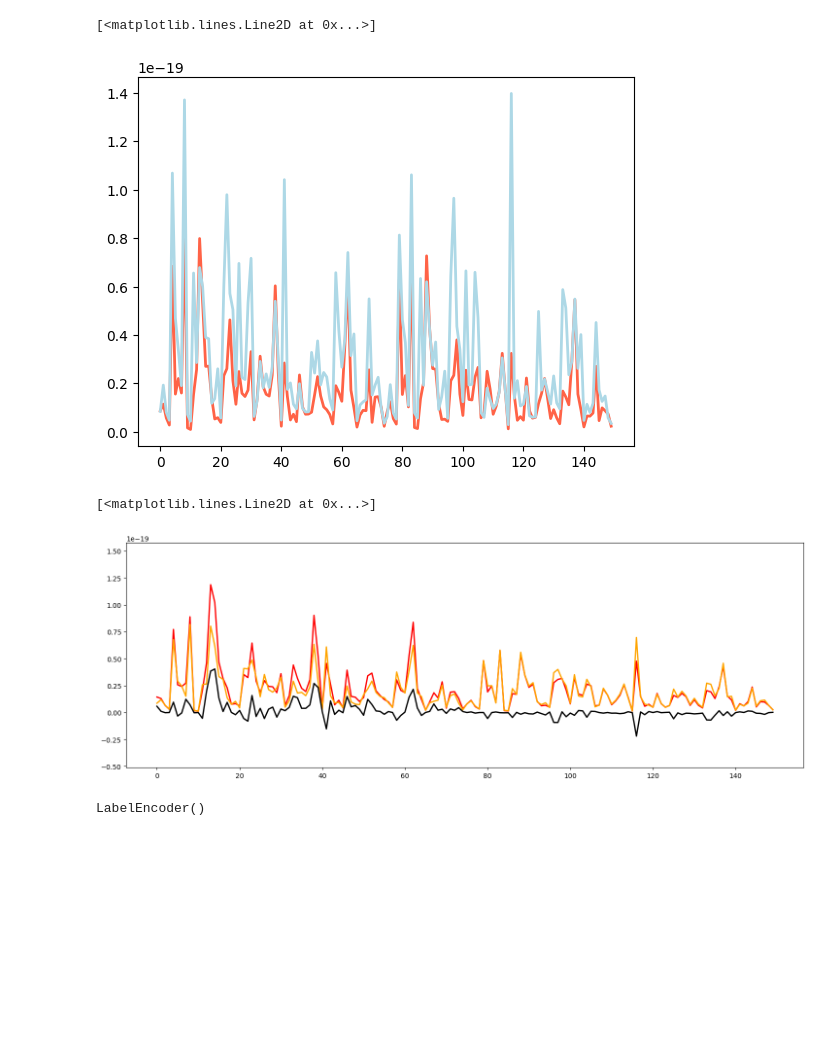
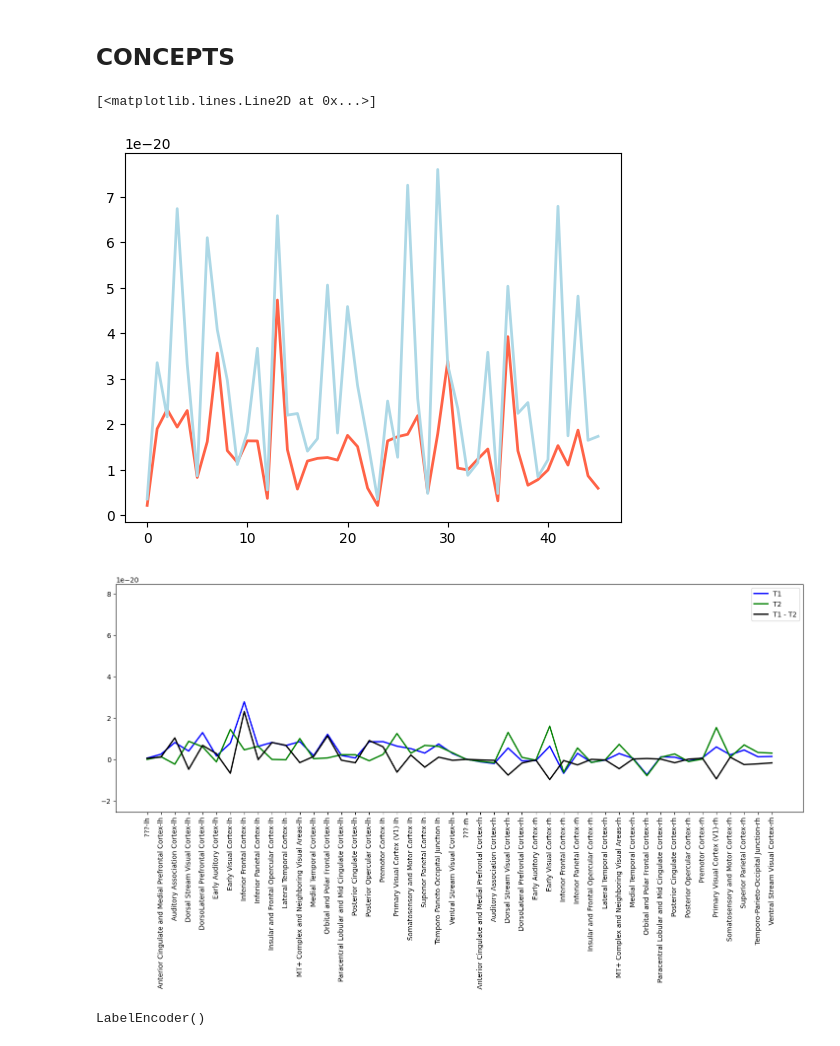
Before and after one commit to gjoelbye/TCAV-BENDR, a Jupyter notebook: notebooks/creating_concepts.ipynb, the cells around one changed output. Drawn from its saved outputs; the diff is of its cells as text; code cells hidden in the pictures; blank space fills up the shorter version.

Commit message:
creating concepts

```diff
--- a/notebooks/creating_concepts.ipynb
+++ b/notebooks/creating_concepts.ipynb
@@ -29,11 +60,13 @@ def load_mmidb_data_dict(DATA_PATH, PARCELLATION, SNR):
     return data_dict
 # %%
 SNR = 100.0
-PARCELLATION = 'aparc.a2009s'
-#PARCELLATION = 'HCPMMP1_combined'
+#PARCELLATION = 'aparc.a2009s'
+PARCELLATION = 'HCPMMP1_combined'
 DATA_PATH = '/home/williamtheodor/Documents/DL for EEG Classification/data/'
 
 data_dict = load_mmidb_data_dict(DATA_PATH, PARCELLATION, SNR)
+# %% [markdown]
+## CONCEPTS
 # %%
 band = 'Alpha'
 
@@ -60,31 +93,36 @@ plt.plot(baseline_open, c=open_color, linewidth=2.0)
 plt.plot(baseline_closed, c=closed_color, linewidth=2.0)
 # %% [output]
 [<matplotlib.lines.Line2D at 0x...>]
-[figure, old version]
+[figure, new version]
 # %%
 fig, ax = plt.subplots(1, 1, figsize=(18, 6))
 
 alpha = 0.0
 lw_thick = 2
 for i in range(7):
     activity_T1 = data_dict['Alpha'][patient][patient+run]['T1'][i]
     activity_T2 = data_dict['Alpha'][patient][patient+run]['T2'][i]
     ax.plot(activity_T1, c='r', alpha=alpha)
     ax.plot(activity_T2, c='orange', alpha=alpha)
     ax.plot(activity_T1 - baseline_open, c='b', alpha=alpha)
     ax.plot(activity_T2 - baseline_open, c='g', alpha=alpha)
 
 #ax.plot(baseline_open, c='k', linewidth=lw_thick)
 mean_T1 = np.mean(data_dict['Alpha'][patient][patient+run]['T1'], axis=0)
 mean_T2 = np.mean(data_dict['Alpha'][patient][patient+run]['T2'], axis=0)
-ax.plot(mean_T1, c='r', linewidth=lw_thick)
-ax.plot(mean_T2, c='orange', linewidth=lw_thick)
-#ax.plot(mean_T1 - baseline_open, c='b', linewidth=lw_thick)
-#ax.plot(mean_T2 - baseline_open, c='g', linewidth=lw_thick)
-ax.plot(mean_T1 - mean_T2, c='k', linewidth=lw_thick)
+#ax.plot(mean_T1, c='r', linewidth=lw_thick)
+#ax.plot(mean_T2, c='orange', linewidth=lw_thick)
+ax.plot(mean_T1 - baseline_open, c='b', linewidth=lw_thick, label='T1')
+ax.plot(mean_T2 - baseline_open, c='g', linewidth=lw_thick, label='T2')
+ax.plot(mean_T1 - mean_T2, c='k', linewidth=lw_thick, label='T1 - T2')
+
+ax.legend()
+
+ax.set_xticks(np.arange(len(label_names)))
+ax.set_xticklabels(label_names, rotation=90)
+plt.show()
 # %% [output]
-[<matplotlib.lines.Line2D at 0x...>]
-[figure, old version]
+[figure, new version]
 # %%
 def flatten(l):
     return [item for sublist in l for item in sublist]
```
Also changed, not shown: parts of 9 cells of this notebook, 1 other file.
